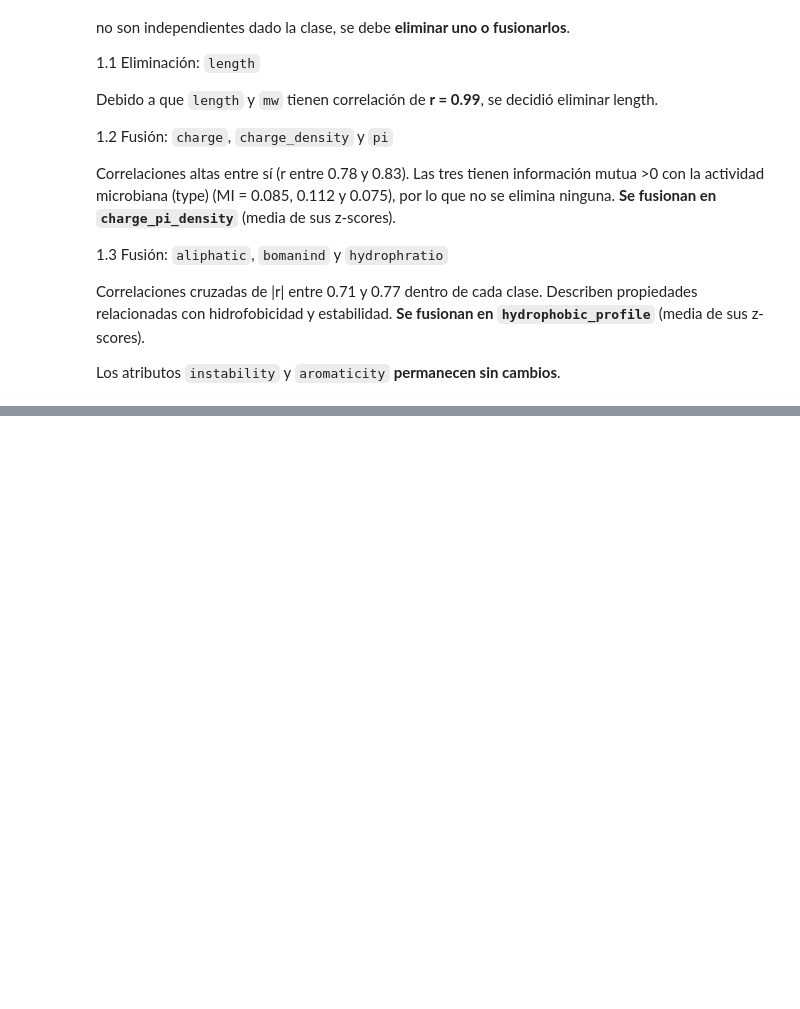
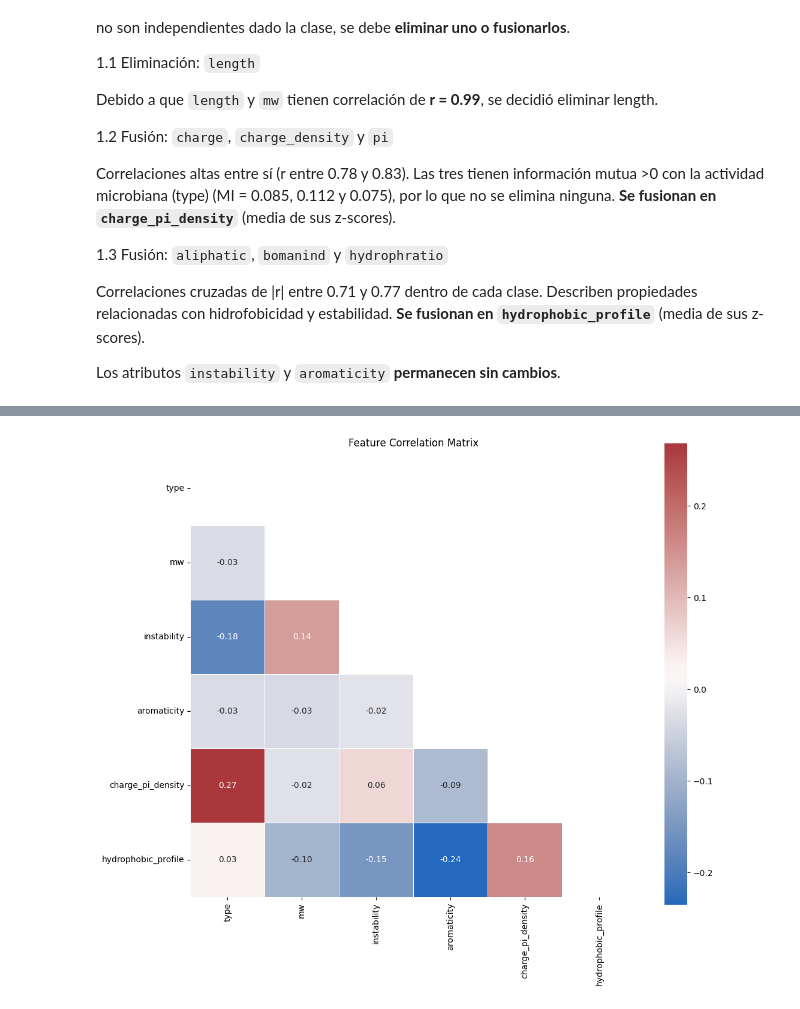
Before and after one commit to jazminamg26/NBC_antimicrobial_peptides, a Jupyter notebook: main.ipynb, the cells around one changed output, grey strips where cells are left out. Saved outputs shown, nothing was run; the diff lists cells and outputs as text; code cells hidden in the pictures; blank space fills up the shorter version.

```diff
--- a/main.ipynb
+++ b/main.ipynb
@@ -455,2 +461,21 @@ df_clean.head(3)
+# %%
+df_numeric = df_clean.drop(columns=['id', 'sequence']).apply(pd.to_numeric)
+corr_matrix = df_numeric.corr()
+mask = np.triu(np.ones_like(corr_matrix, dtype=bool))
+
+plt.figure(figsize=(12, 10))
+sns.heatmap(
+    corr_matrix,
+    mask=mask,
+    cmap='vlag',
+    annot=True,
+    fmt=".2f",
+    square=True,
+    linewidths=.5
+)
+plt.title('Feature Correlation Matrix')
+plt.show()
+# %% [output]
+[figure, added]
 # %% [markdown]
 ## **Representación del modelo**
```
Also changed, not shown: parts of 8 cells of this notebook.
